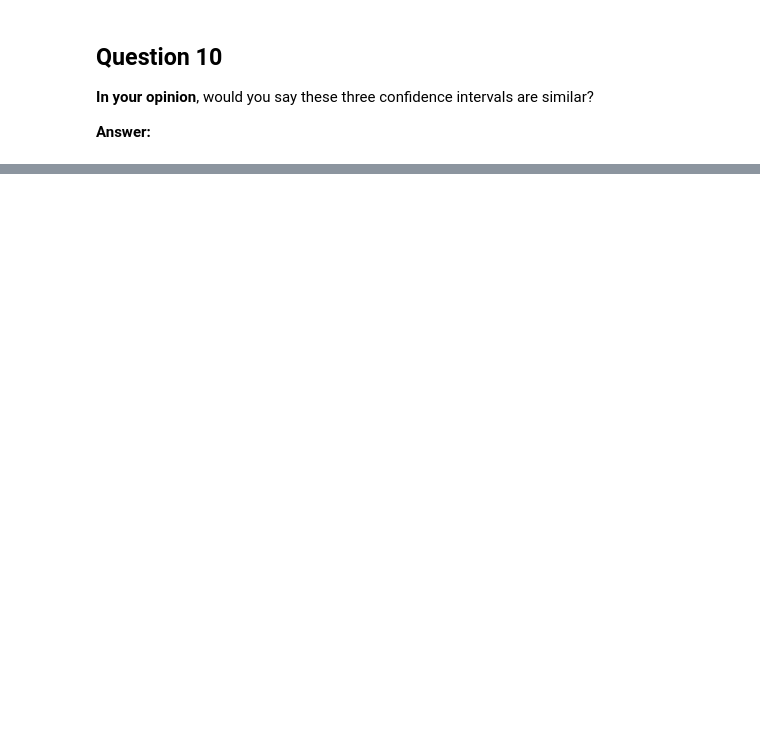
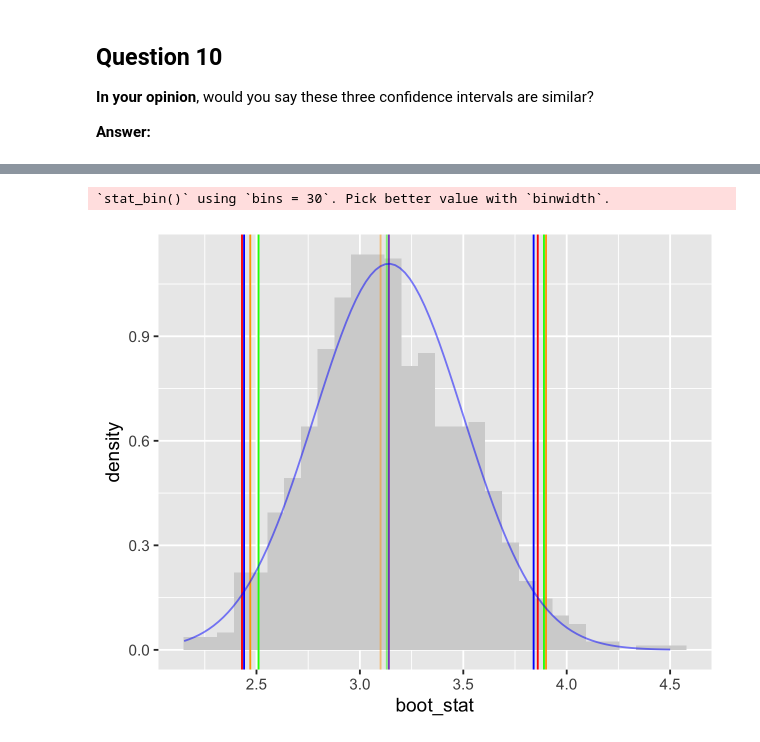
Before and after one commit to UNC-DATA-730/unit-8-assignment-williamsmaddie, a Jupyter notebook: assignment8.ipynb, the cells around one changed output, grey strips where cells are left out. Drawn from its saved outputs; the diff is of its cells as text; code cells hidden in the pictures; blank space fills up the shorter version.

```diff
--- a/assignment8.ipynb
+++ b/assignment8.ipynb
@@ -389,0 +566,24 @@ similar?
+# %%
+ggplot(boot_distrib_tv,aes(x=boot_stat))+
+    geom_histogram(aes(y=..density..),fill="lightgray")+
+
+    geom_vline(xintercept=2.43,color="red")+ # Bootstrap resample method + 95% rule, CI lower bound
+    geom_vline(xintercept=3.86,color="red")+ # " " CI upper bound
+    geom_vline(xintercept=3.14,color="red",alpha=0.5)+ # Resample statistic distribution mean
+
+    geom_vline(xintercept=2.51,color="green")+ # Bootstrap resample method + percentile rule, CI lower bound
+    geom_vline(xintercept=3.89,color="green")+ # " " CI upper bound
+    geom_vline(xintercept=3.13,color="green",alpha=0.5)+ # Resample statistic distribution median
+
+    geom_vline(xintercept=2.47,color="orange")+ # New Seed Bootstrap resample method + percentile rule, CI lower bound
+    geom_vline(xintercept=3.9,color="orange")+ # " " CI upper bound
+    geom_vline(xintercept=3.1,color="orange",alpha=0.5)+ # New seed Resample statistic distribution median
+
+    geom_vline(xintercept=2.44,color="blue")+ # Mathematical formula with normal distribution, CI lower bound
+    geom_vline(xintercept=3.84,color="blue")+ # " " CI upper bound
+    geom_vline(xintercept=3.14,color="blue",alpha=0.5)+ # Sample mean
+
+    stat_function(fun = dnorm, n = 100, args = list(mean = 3.14, sd = .36), color="blue",alpha=0.5)
+# %% [output]
+`stat_bin()` using `bins = 30`. Pick better value with `binwidth`.
+[figure, added]
```
Also changed, not shown: parts of 25 cells of this notebook.
